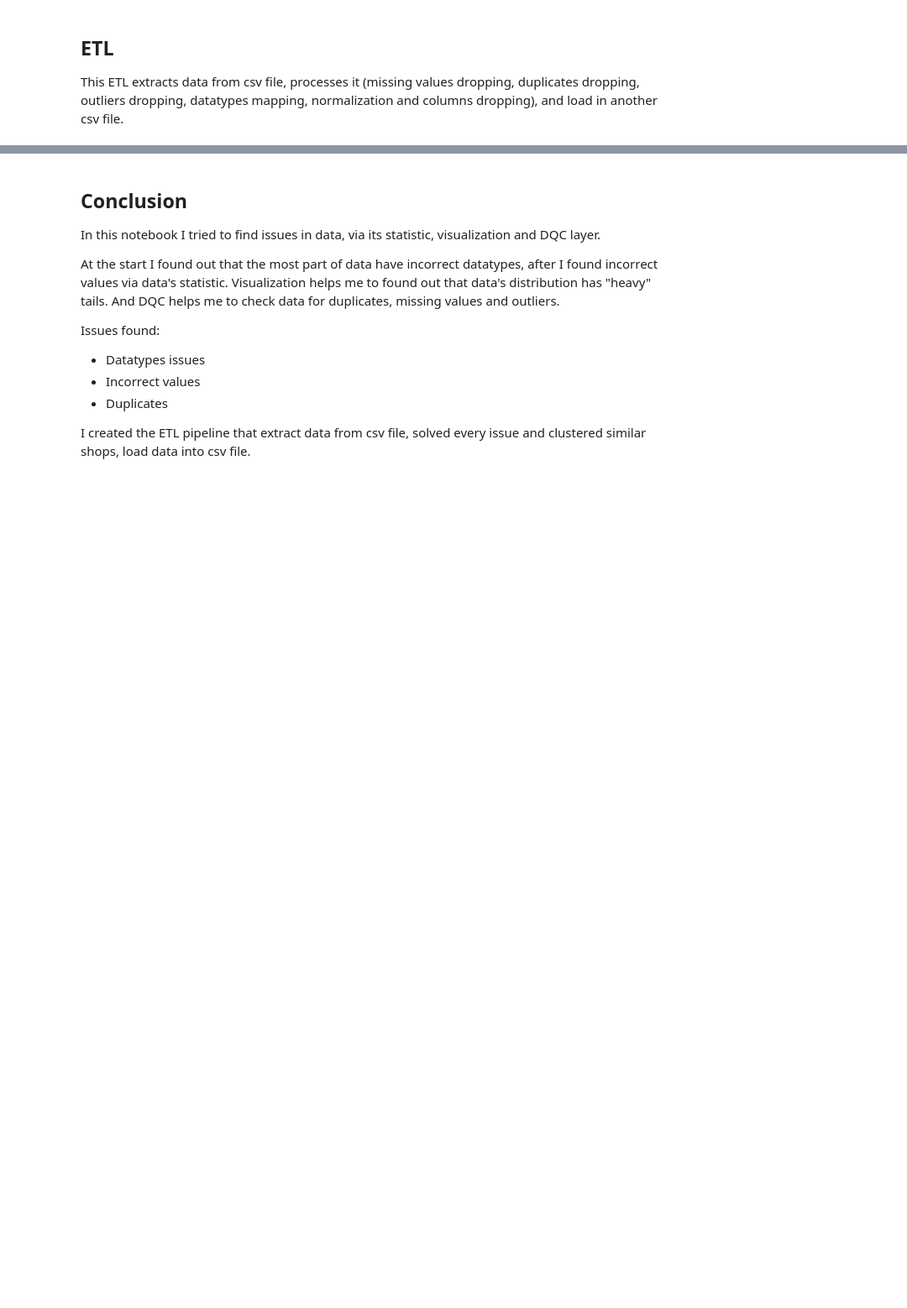
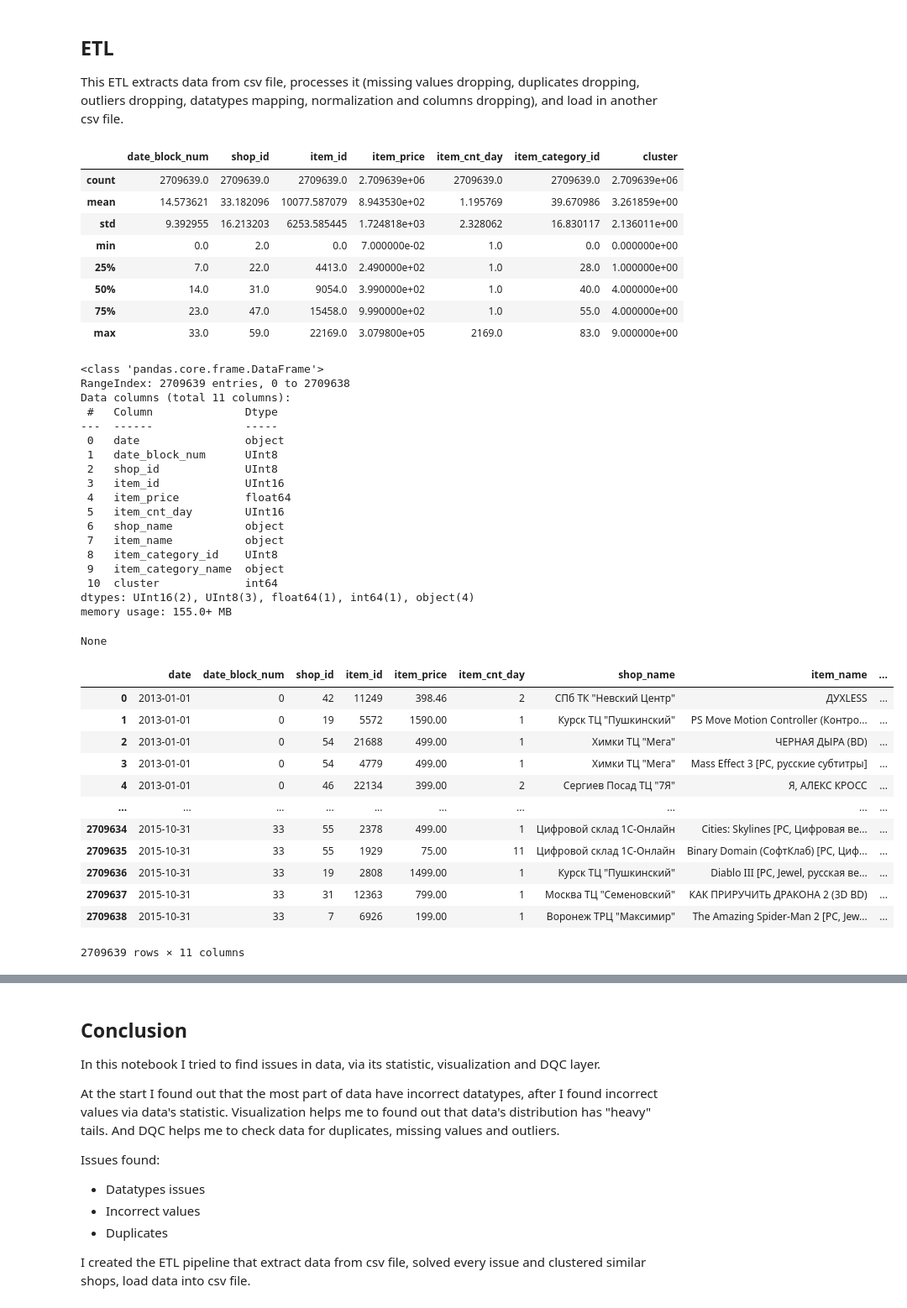
Before and after one commit to Akevilli/Internship, a Jupyter notebook: DQC&ETL.ipynb, the cells around one changed output, grey strips where cells are left out. Shown at 84% size. Saved outputs shown, nothing was run; the diff lists cells and outputs as text; code cells hidden in the pictures; blank space fills up the shorter version.

```diff
--- a/DQC&ETL.ipynb
+++ b/DQC&ETL.ipynb
@@ -357,28 +350,71 @@ This ETL extracts data from csv file, processes it (missing values dropping, dup
 # %%
 extractor = CSVExtractor(source="data/full_train.csv")
 transformer = Transformer([
     DuplicatesDropper(),
     MissingValuesDropper(),
     NegativeDropper(columns=["item_price"]),
     Masker("is_return", mark_returns),
     Masker("is_young_shop", mark_young_shops),
     Masker("is_bunch", lambda x: x["item_id"] == 20949),
     ByMaskDropper("is_return"),
     ByMaskDropper("is_young_shop"),
     ByMaskDropper("is_bunch"),
     DatatypesTransformer(data_map),
     Sorter(["date"]),
     ColumnDropper(columns=["is_return", "is_young_shop", "is_bunch"]),
     Clustering(n_clusters=10, max_iter=50)
 ])
 loader = CSVLoader(source="data/sales_post_process.csv")
 etl = ETL(extractor=extractor, transformer=transformer, loader=loader)
 
 etl.fit()
 processed_data = etl.process()
 
 display(processed_data.describe())
-processed_data.info()
+display(processed_data.info())
+display(processed_data)
+# %% [output]
+|  | date_block_num | shop_id | item_id | item_price | item_cnt_day | item_category_id | cluster |
+| count | 2709639.0 | 2709639.0 | 2709639.0 | 2.709639e+06 | 2709639.0 | 2709639.0 | 2.709639e+06 |
+| mean | 14.573621 | 33.182096 | 10077.587079 | 8.943530e+02 | 1.195769 | 39.670986 | 3.261859e+00 |
+| std | 9.392955 | 16.213203 | 6253.585445 | 1.724818e+03 | 2.328062 | 16.830117 | 2.136011e+00 |
+| min | 0.0 | 2.0 | 0.0 | 7.000000e-02 | 1.0 | 0.0 | 0.000000e+00 |
+| 25% | 7.0 | 22.0 | 4413.0 | 2.490000e+02 | 1.0 | 28.0 | 1.000000e+00 |
+| 50% | 14.0 | 31.0 | 9054.0 | 3.990000e+02 | 1.0 | 40.0 | 4.000000e+00 |
+| 75% | 23.0 | 47.0 | 15458.0 | 9.990000e+02 | 1.0 | 55.0 | 4.000000e+00 |
+| max | 33.0 | 59.0 | 22169.0 | 3.079800e+05 | 2169.0 | 83.0 | 9.000000e+00 |
+<class 'pandas.core.frame.DataFrame'>
+RangeIndex: 2709639 entries, 0 to 2709638
+Data columns (total 11 columns):
+ #   Column              Dtype
+---  ------              -----
+ 0   date                object
+ 1   date_block_num      UInt8
+ 2   shop_id             UInt8
+ 3   item_id             UInt16
+ 4   item_price          float64
+ 5   item_cnt_day        UInt16
+ 6   shop_name           object
+ 7   item_name           object
+ 8   item_category_id    UInt8
+ 9   item_category_name  object
+ 10  cluster             int64
+dtypes: UInt16(2), UInt8(3), float64(1), int64(1), object(4)
+memory usage: 155.0+ MB
+None
+|  | date | date_block_num | shop_id | item_id | item_price | item_cnt_day | shop_name | item_name | ... |
+| 0 | 2013-01-01 | 0 | 42 | 11249 | 398.46 | 2 | СПб ТК "Невский Центр" | ДУХLESS | ... |
+| 1 | 2013-01-01 | 0 | 19 | 5572 | 1590.00 | 1 | Курск ТЦ "Пушкинский" | PS Move Motion Controller (Контро... | ... |
+| 2 | 2013-01-01 | 0 | 54 | 21688 | 499.00 | 1 | Химки ТЦ "Мега" | ЧЕРНАЯ ДЫРА (BD) | ... |
+| 3 | 2013-01-01 | 0 | 54 | 4779 | 499.00 | 1 | Химки ТЦ "Мега" | Mass Effect 3 [PC, русские субтитры] | ... |
+| 4 | 2013-01-01 | 0 | 46 | 22134 | 399.00 | 2 | Сергиев Посад ТЦ "7Я" | Я, АЛЕКС КРОСС | ... |
+| ... | ... | ... | ... | ... | ... | ... | ... | ... | ... |
+| 2709634 | 2015-10-31 | 33 | 55 | 2378 | 499.00 | 1 | Цифровой склад 1С-Онлайн | Cities: Skylines [PC, Цифровая ве... | ... |
+| 2709635 | 2015-10-31 | 33 | 55 | 1929 | 75.00 | 11 | Цифровой склад 1С-Онлайн | Binary Domain (СофтКлаб) [PC, Циф... | ... |
+| 2709636 | 2015-10-31 | 33 | 19 | 2808 | 1499.00 | 1 | Курск ТЦ "Пушкинский" | Diablo III [PC, Jewel, русская ве... | ... |
+| 2709637 | 2015-10-31 | 33 | 31 | 12363 | 799.00 | 1 | Москва ТЦ "Семеновский" | КАК ПРИРУЧИТЬ ДРАКОНА 2 (3D BD) | ... |
+| 2709638 | 2015-10-31 | 33 | 7 | 6926 | 199.00 | 1 | Воронеж ТРЦ "Максимир" | The Amazing Spider-Man 2 [PC, Jew... | ... |
+2709639 rows × 11 columns
 # %%
 bunch_transformer = Transformer([
     Masker("is_not_bunch", lambda x: x["item_id"] != 20949),
```
Also changed, not shown: parts of 3 cells of this notebook.
